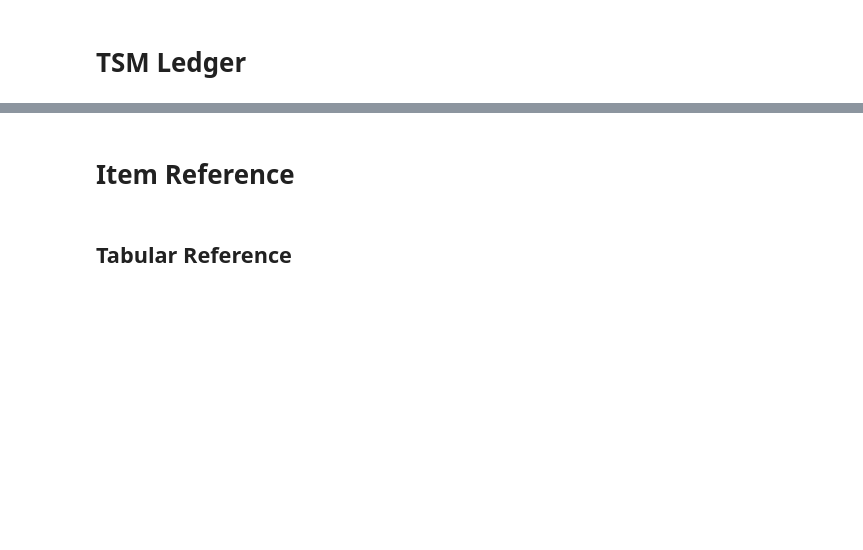
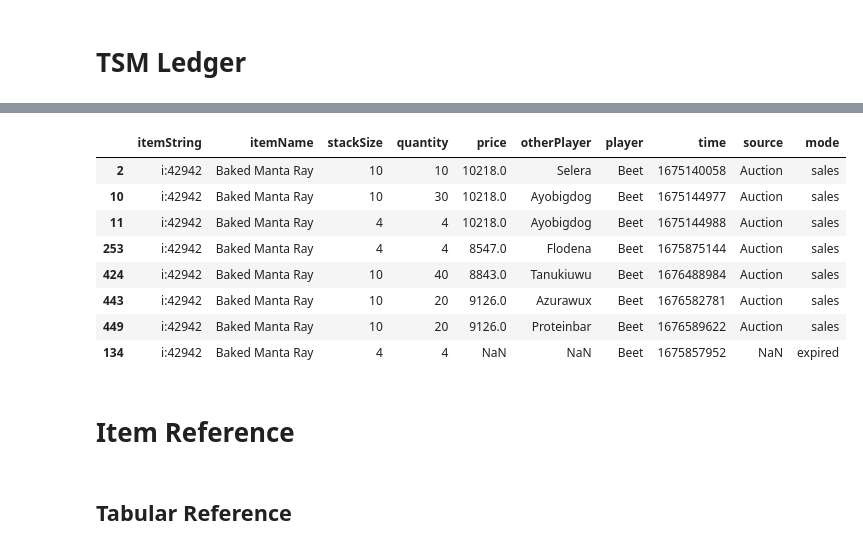
Before and after one commit to medthehatta/wow-scripts, a Jupyter notebook: tsm.ipynb, the cells around one changed output, grey strips where cells are left out. Saved outputs shown, nothing was run; the diff lists cells and outputs as text; code cells hidden in the pictures; blank space fills up the shorter version.

```diff
--- a/tsm.ipynb
+++ b/tsm.ipynb
@@ -142,3 +164,15 @@ Name: price, Length: 85, dtype: float64
+# %%
+df_all[df_all["itemName"] == "Baked Manta Ray"]
+# %% [output]
+|  | itemString | itemName | stackSize | quantity | price | otherPlayer | player | time | source | mode |
+| 2 | i:42942 | Baked Manta Ray | 10 | 10 | 10218.0 | Selera | Beet | 1675140058 | Auction | sales |
+| 10 | i:42942 | Baked Manta Ray | 10 | 30 | 10218.0 | Ayobigdog | Beet | 1675144977 | Auction | sales |
+| 11 | i:42942 | Baked Manta Ray | 4 | 4 | 10218.0 | Ayobigdog | Beet | 1675144988 | Auction | sales |
+| 253 | i:42942 | Baked Manta Ray | 4 | 4 | 8547.0 | Flodena | Beet | 1675875144 | Auction | sales |
+| 424 | i:42942 | Baked Manta Ray | 10 | 40 | 8843.0 | Tanukiuwu | Beet | 1676488984 | Auction | sales |
+| 443 | i:42942 | Baked Manta Ray | 10 | 20 | 9126.0 | Azurawux | Beet | 1676582781 | Auction | sales |
+| 449 | i:42942 | Baked Manta Ray | 10 | 20 | 9126.0 | Proteinbar | Beet | 1676589622 | Auction | sales |
+| 134 | i:42942 | Baked Manta Ray | 4 | 4 | NaN | NaN | Beet | 1675857952 | NaN | expired |
 # %% [markdown]
 # Item Reference
 # %%
```
Also changed, not shown: parts of 4 cells of this notebook.
